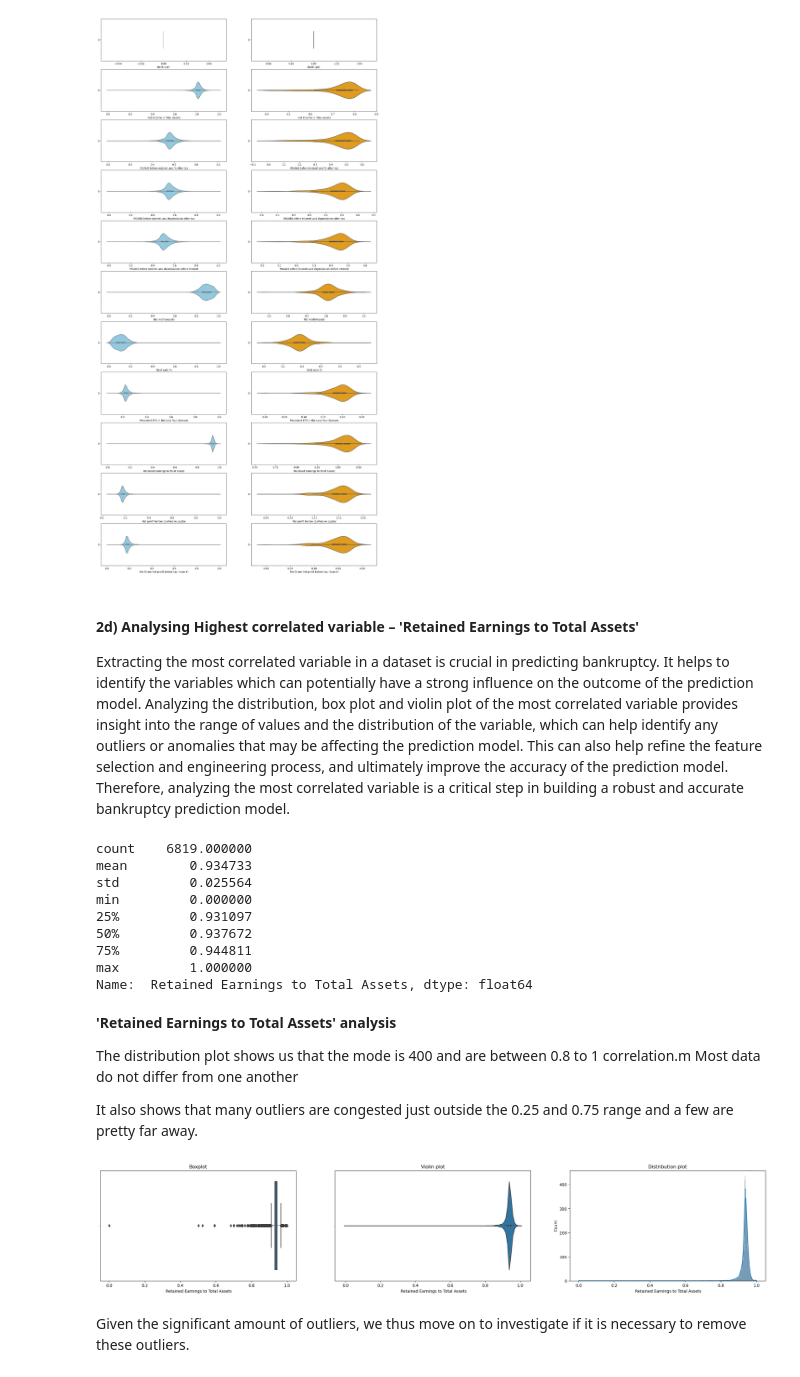
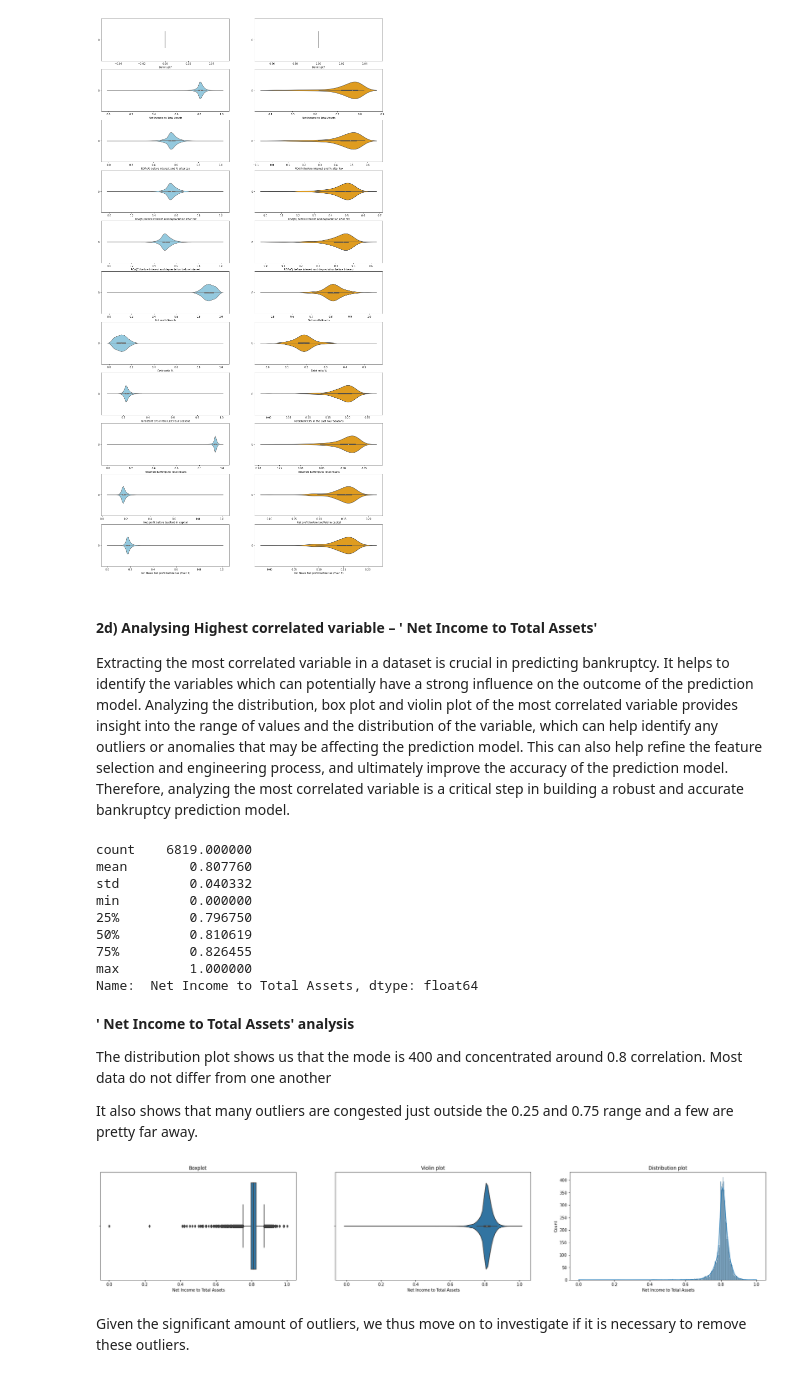
Before and after one commit to paaniwater/DSAI-Project, a Jupyter notebook: data_visualisations.ipynb, the cells around one changed output. Saved outputs shown, nothing was run; the diff lists cells and outputs as text; code cells hidden in the pictures.

Commit message:
Updated most correlated variable

```diff
--- a/data_visualisations.ipynb
+++ b/data_visualisations.ipynb
@@ -213,44 +213,44 @@ plt.show()
 # %% [output]
 [figure]
 # %% [markdown]
-#### 2d) Analysing Highest correlated variable – 'Retained Earnings to Total Assets'
+#### 2d) Analysing Highest correlated variable – ' Net Income to Total Assets'
 Extracting the most correlated variable in a dataset is crucial in predicting bankruptcy. It helps to identify the variables which can potentially have a strong influence on the outcome of the prediction model. Analyzing the distribution, box plot and violin plot of the most correlated variable provides insight into the range of values and the distribution of the variable, which can help identify any outliers or anomalies that may be affecting the prediction model. This can also help refine the feature selection and engineering process, and ultimately improve the accuracy of the prediction model. Therefore, analyzing the most correlated variable is a critical step in building a robust and accurate bankruptcy prediction model.
 # %%
-new_df_with_bankrupt[' Retained Earnings to Total Assets'].describe()
+new_df_with_bankrupt[' Net Income to Total Assets'].describe()
 # %% [output]
 count    6819.000000
-mean        0.934733
-std         0.025564
+mean        0.807760
+std         0.040332
 min         0.000000
-25%         0.931097
-50%         0.937672
-75%         0.944811
+25%         0.796750
+50%         0.810619
+75%         0.826455
 max         1.000000
-Name:  Retained Earnings to Total Assets, dtype: float64
+Name:  Net Income to Total Assets, dtype: float64
 # %% [markdown]
-**'Retained Earnings to Total Assets' analysis**
+**' Net Income to Total Assets' analysis**
 
-The distribution plot shows us that the mode is 400 and are between 0.8 to 1 correlation.m Most data do not differ from one another
+The distribution plot shows us that the mode is 400 and concentrated around 0.8 correlation. Most data do not differ from one another
 
 It also shows that many outliers are congested just outside the 0.25 and 0.75 range and a few are pretty far away.
 # %%
 fig, axes = plt.subplots(ncols=3, figsize=(30,5))
 
 # Boxplot
-sns.boxplot(x=' Retained Earnings to Total Assets', data=new_df_with_bankrupt, ax=axes[0])
+sns.boxplot(x=' Net Income to Total Assets', data=new_df_with_bankrupt, ax=axes[0])
 axes[0].set_title('Boxplot')
 
 # Violin plot
-sns.violinplot(x=' Retained Earnings to Total Assets', data=new_df_with_bankrupt, ax=axes[1])
+sns.violinplot(x=' Net Income to Total Assets', data=new_df_with_bankrupt, ax=axes[1])
 axes[1].set_title('Violin plot')
 
 # Distribution plot
-sns.histplot(x=' Retained Earnings to Total Assets', data=new_df_with_bankrupt, kde=True, ax=axes[2])
+sns.histplot(x=' Net Income to Total Assets', data=new_df_with_bankrupt, kde=True, ax=axes[2])
 axes[2].set_title('Distribution plot')
 
 plt.show()
 # %% [output]
-[figure, old version]
+[figure, new version]
 # %% [markdown]
 Given the significant amount of outliers, we thus move on to investigate if it is necessary to remove these outliers.
 # %% [markdown]
```
Also changed, not shown: parts of 13 cells of this notebook.
